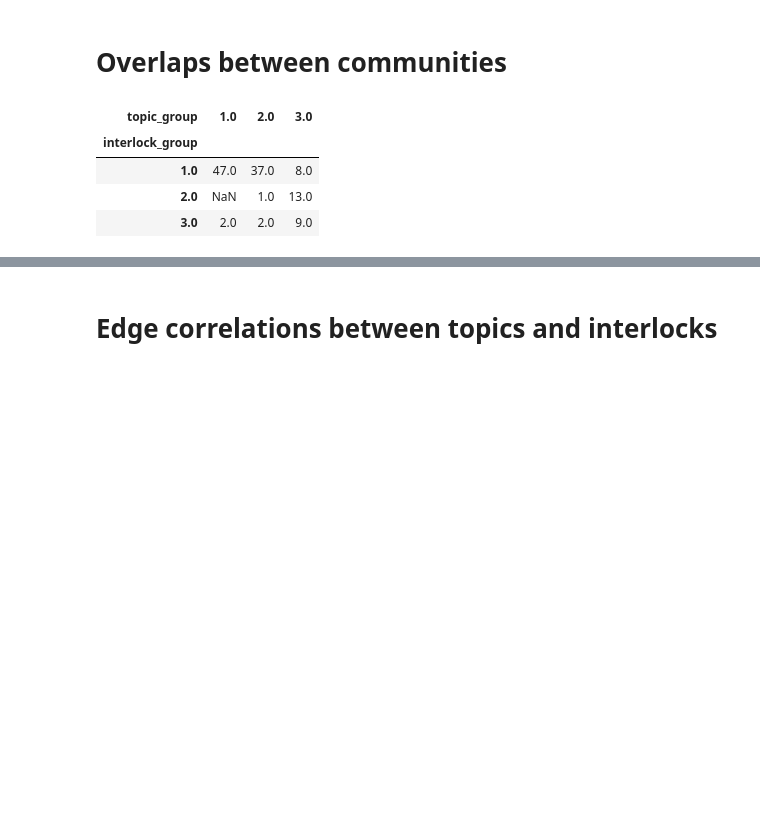
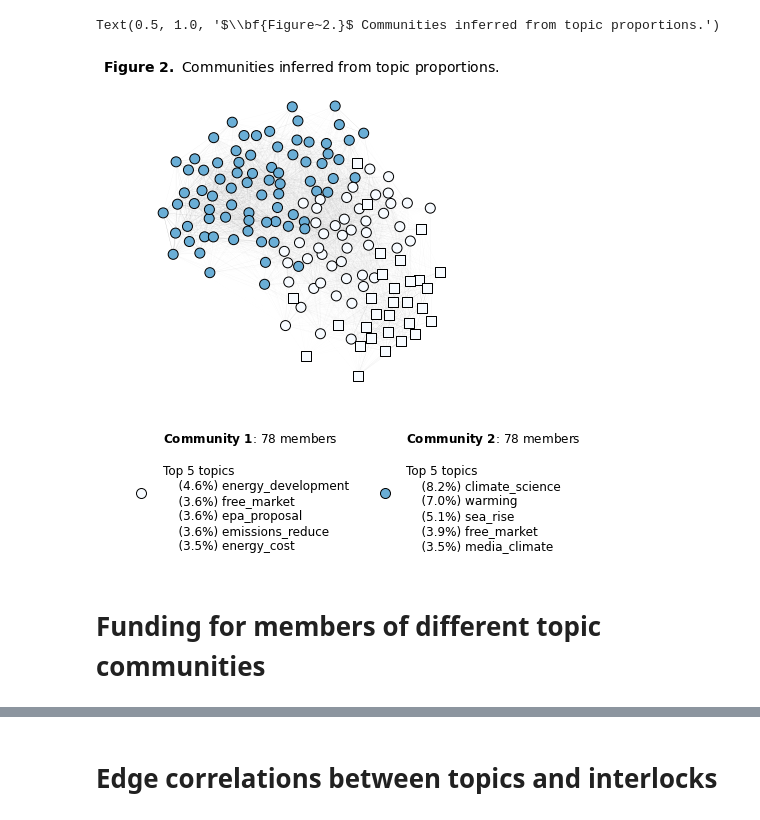
Before and after one commit to galenphall/ideology_private_interest_replication, a Jupyter notebook: development.ipynb, the cells around one changed output, grey strips where cells are left out. Cells and saved outputs as stored; diff of their text form; code cells hidden in the pictures; blank space fills up the shorter version.

```diff
--- a/development.ipynb
+++ b/development.ipynb
@@ -210,12 +274,66 @@ Text(0.5, 1.0, '$\\bf{Figure~2.}$ Communities inferred from topic proportions.')
+# %%
+cmap = 'Blues'
+
+pos = nx.spring_layout(G_topics, k = 10, iterations = 2000, weight = 'weight', seed = 42)
+
+ew = [e[2]['weight'] for e in G_topics.edges(data = True)]
+
+fig, ax = plt.subplots(1,1, figsize = (6,6))
+
+g1 = G_topics.subgraph([n for n in G_topics if orgtypes[n] in ('501(c)(3)', '501(c)(4)')])
+g2 = G_topics.subgraph([n for n in G_topics if orgtypes[n] in ('501(c)(5)', '501(c)(6)')])
+nodes = nx.draw_networkx_nodes(g1, ax = ax, pos = pos, node_color = topic_partition.reindex(g1), node_size = 100,
+                               cmap = cmap, vmin = 1, vmax = topic_partition.max() + 1, node_shape = 'o')
+nodes.set_edgecolor('k')
+cmap = nodes.cmap
+
+nodes = nx.draw_networkx_nodes(g2, ax = ax, pos = pos, node_color = topic_partition.reindex(g2), node_size = 100,
+                               cmap = cmap, vmin = 1, vmax = topic_partition.max() + 1, node_shape = 's')
+nodes.set_edgecolor('k')
+edges = nx.draw_networkx_edges(G_topics, ax = ax, pos = pos, width = ew,
+                               edge_color = [(0.25,0.25,0.25,w) for w in ew])
+
+legend_markers = [
+    Line2D(
+        [0],
+        [0],
+        mfc=nodes.cmap(nodes.norm(m)),
+        markersize = 100**0.5,
+        lw = 0,
+        marker = 'o',
+        mec = 'k'
+    )
+    for m in sorted({*topic_partition})
+]
+
+top_members = {}
+
+for m in sorted({*topic_partition}):
+    t_m = topic_partition[topic_partition == m]
+    G_m = G_topics.subgraph(t_m.index.values)
+    centrality = pd.Series(dict(nx.closeness_centrality(G_m, distance = 'distance')))
+
+    tp = topicprops[topicprops.org.map(topic_partition) == m]
+    tp_avg = tp.drop('org', axis = 1).mean().reindex(retainedtopics)
+
+    top_members[m] = (
+    (
+        topic_partition == m).sum(),
+        '\n   '.join([f" (%.1f%%) "%(a * 100) + topiclabels.set_index('topic').label[label]
+                      for label, a in tp_avg.sort_values()[:-6:-1].iteritems()])
+    )
+
+legend_titles = [r"$\bf{Community~" + str(m)+r"}$:" + f" {N} members\n\nTop 5 topics\n   {topics}"
+                 for m, (N, topics) in top_members.items()]
+ax.invert_xaxis()
+ax.legend(legend_markers, legend_titles, ncol = 3, loc='upper center', bbox_to_anchor=(0.66, -0.05), frameon = False, fontsize = 12)
+
+# Add the title and remove the plot edges
+[ax.spines[s].set_visible(False) for s in ax.spines]
+
+ax.set_title(r"$\bf{Figure~2.}$ Communities inferred from topic proportions.", fontsize = 14)
+# %% [output]
+Text(0.5, 1.0, '$\\bf{Figure~2.}$ Communities inferred from topic proportions.')
+[figure, added]
 # %% [markdown]
-# Overlaps between communities
+# Funding for members of different topic communities
-# %%
-combined = pd.DataFrame([interlock_communities, topic_communities]).T.dropna()
-combined.columns = ['interlock_group', 'topic_group',]
-combined.value_counts().unstack()
-# %% [output]
-| topic_group | 1.0 | 2.0 | 3.0 |
-| interlock_group |  |  |  |
-| 1.0 | 47.0 | 37.0 | 8.0 |
-| 2.0 | NaN | 1.0 | 13.0 |
-| 3.0 | 2.0 | 2.0 | 9.0 |
```
Also changed, not shown: parts of 29 cells of this notebook, 30 other files.
